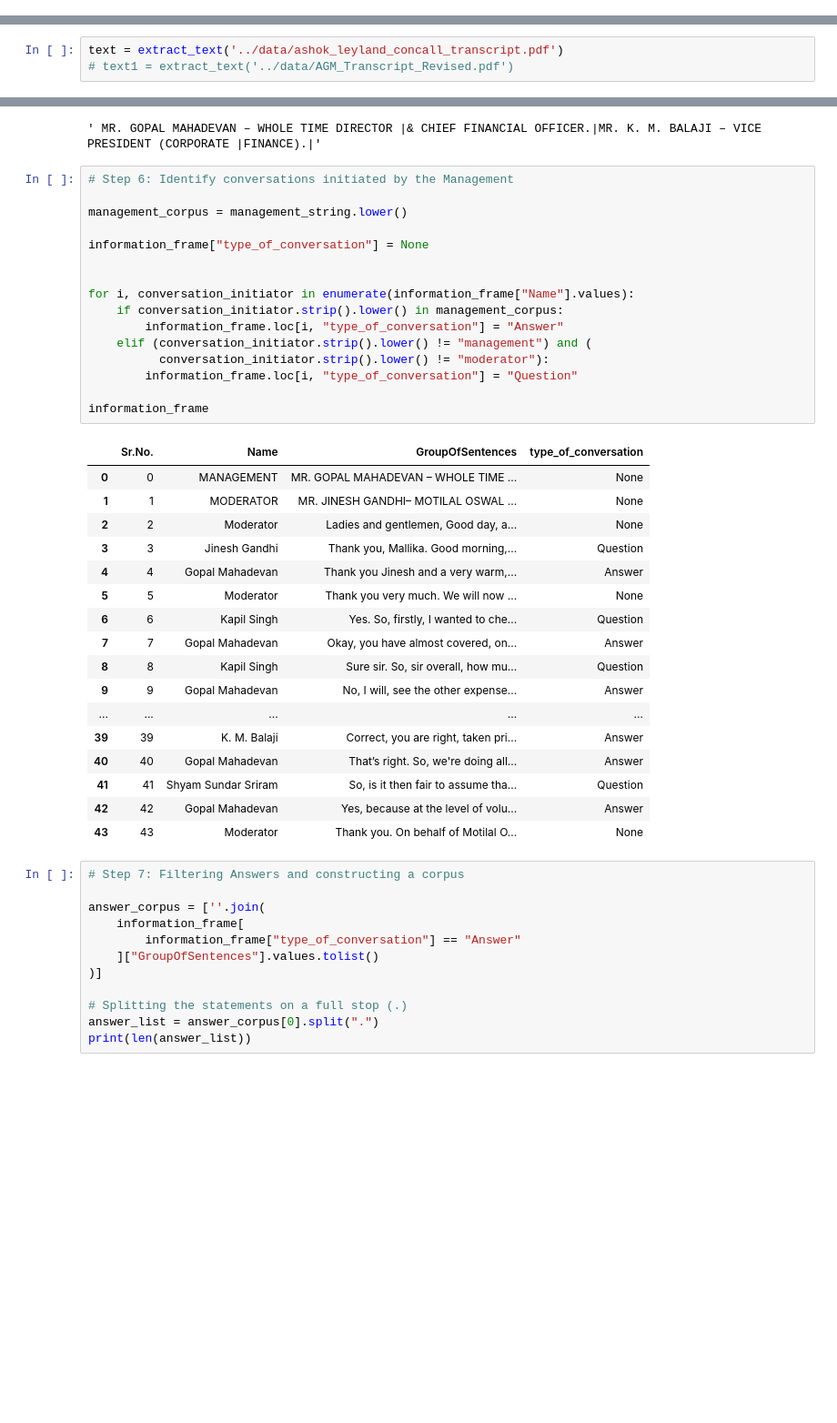
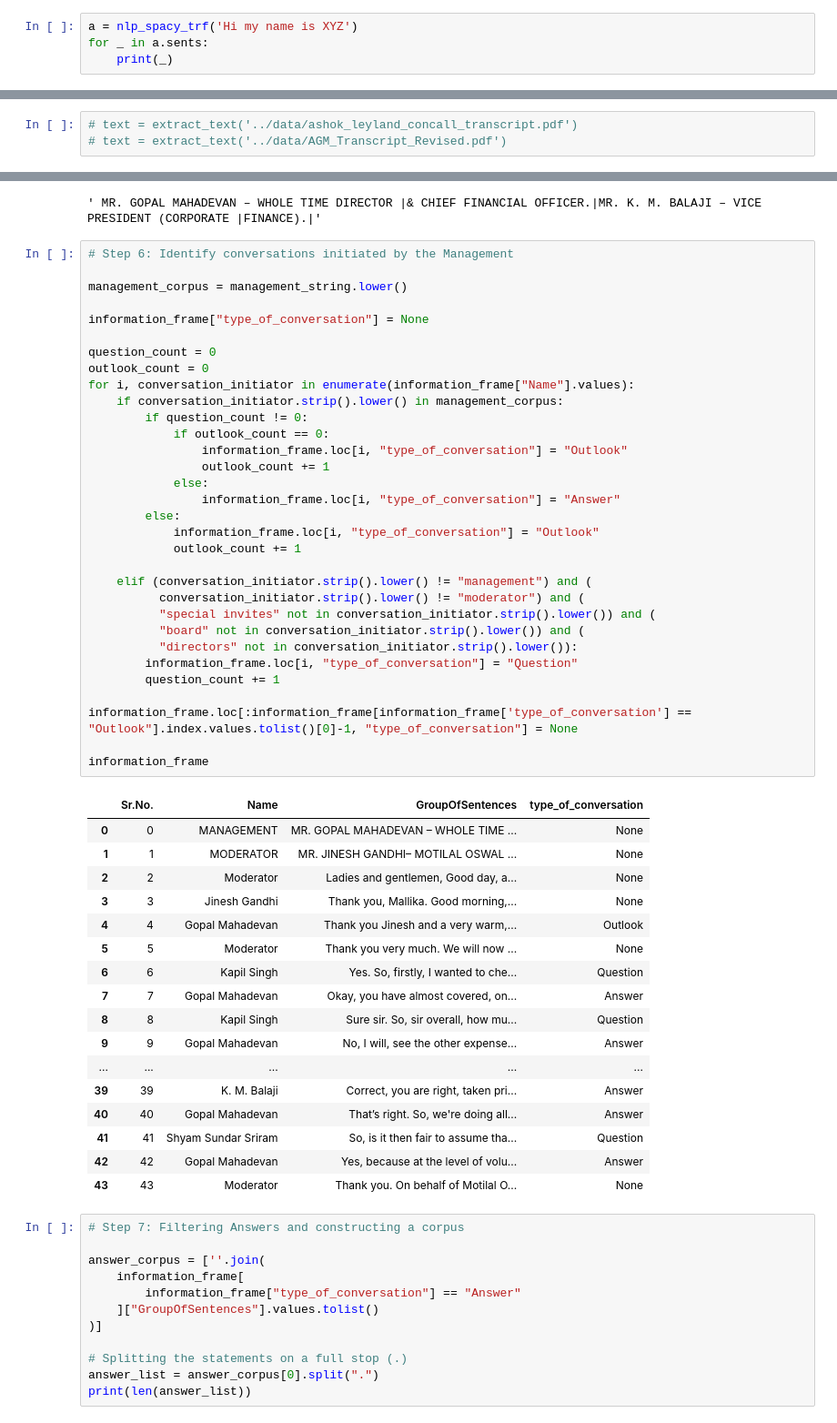
Before and after one commit to AumPandya95/con_trans_summary, a Jupyter notebook: notebooks/pdf_parser.ipynb, the cells around one changed output, grey strips where cells are left out. Shown: that part at 91% size. Saved outputs shown, nothing was run; the diff lists cells and outputs as text; blank space fills up the shorter version.

Commit message:
Update: Created Outlook section

```diff
--- a/notebooks/pdf_parser.ipynb
+++ b/notebooks/pdf_parser.ipynb
@@ -21,2 +23,6 @@ nlp_spacy_trf = spacy.load("en_core_web_trf")
 # %% [markdown]
 #### pdfminer.six
+# %%
+a = nlp_spacy_trf('Hi my name is XYZ')
+for _ in a.sents:
+    print(_)
@@ -23,6 +31,6 @@ nlp_spacy_trf = spacy.load("en_core_web_trf")
 # %%
-text = extract_text('../data/ashok_leyland_concall_transcript.pdf')
-# text1 = extract_text('../data/AGM_Transcript_Revised.pdf')
+# text = extract_text('../data/ashok_leyland_concall_transcript.pdf')
+# text = extract_text('../data/AGM_Transcript_Revised.pdf')
 # %% [markdown]
 #### pdfplumber: Better results in pdf extraction -> Check later
 # %% [markdown]
@@ -187,26 +233,42 @@ management_string
 # %%
 # Step 6: Identify conversations initiated by the Management
 
 management_corpus = management_string.lower()
 
 information_frame["type_of_conversation"] = None
 
-
+question_count = 0
+outlook_count = 0
 for i, conversation_initiator in enumerate(information_frame["Name"].values):
     if conversation_initiator.strip().lower() in management_corpus:
-        information_frame.loc[i, "type_of_conversation"] = "Answer"
+        if question_count != 0:
+            if outlook_count == 0:
+                information_frame.loc[i, "type_of_conversation"] = "Outlook"
+                outlook_count += 1
+            else:
+                information_frame.loc[i, "type_of_conversation"] = "Answer"
+        else:
+            information_frame.loc[i, "type_of_conversation"] = "Outlook"
+            outlook_count += 1
+
     elif (conversation_initiator.strip().lower() != "management") and (
-          conversation_initiator.strip().lower() != "moderator"):
+          conversation_initiator.strip().lower() != "moderator") and (
+          "special invites" not in conversation_initiator.strip().lower()) and (
+          "board" not in conversation_initiator.strip().lower()) and (
+          "directors" not in conversation_initiator.strip().lower()):
         information_frame.loc[i, "type_of_conversation"] = "Question"
+        question_count += 1
+
+information_frame.loc[:information_frame[information_frame['type_of_conversation'] == "Outlook"].index.values.tolist()[0]-1, "type_of_conversation"] = None
 
 information_frame
 # %% [output]
 |  | Sr.No. | Name | GroupOfSentences | type_of_conversation |
 | 0 | 0 | MANAGEMENT | MR. GOPAL MAHADEVAN – WHOLE TIME ... | None |
 | 1 | 1 | MODERATOR | MR. JINESH GANDHI– MOTILAL OSWAL ... | None |
 | 2 | 2 | Moderator | Ladies and gentlemen, Good day, a... | None |
-| 3 | 3 | Jinesh Gandhi | Thank you, Mallika. Good morning,... | Question |
-| 4 | 4 | Gopal Mahadevan | Thank you Jinesh and a very warm,... | Answer |
+| 3 | 3 | Jinesh Gandhi | Thank you, Mallika. Good morning,... | None |
+| 4 | 4 | Gopal Mahadevan | Thank you Jinesh and a very warm,... | Outlook |
 | 5 | 5 | Moderator | Thank you very much. We will now ... | None |
 | 6 | 6 | Kapil Singh | Yes. So, firstly, I wanted to che... | Question |
 | 7 | 7 | Gopal Mahadevan | Okay, you have almost covered, on... | Answer |
```
Also changed, not shown: parts of 9 cells of this notebook.
